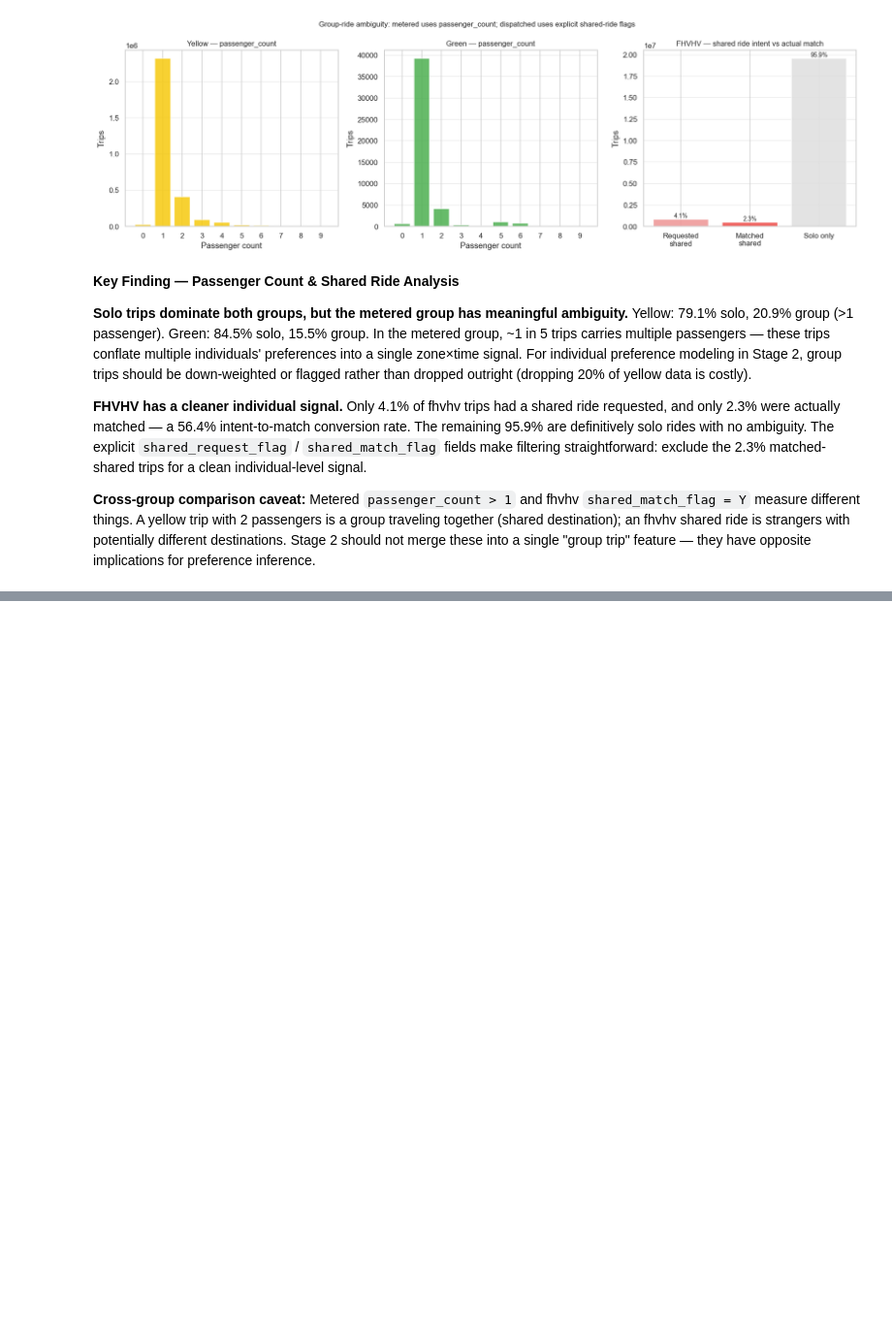
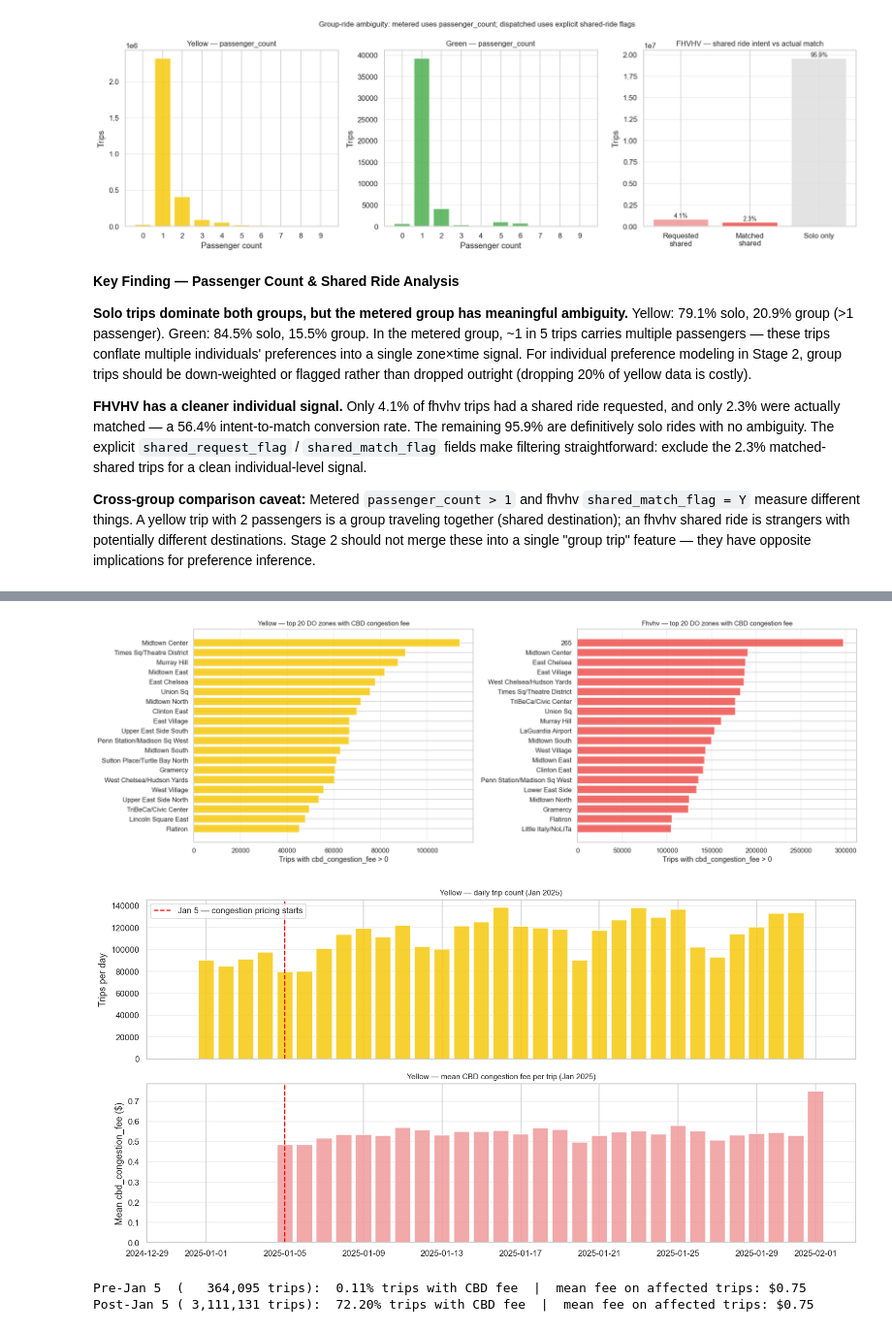
Before and after one commit to tungtt/cab-cravings, a Jupyter notebook: notebooks/01_tlc_eda.ipynb, the cells around one changed output, grey strips where cells are left out. Shown at 97% size. Saved outputs shown, nothing was run; the diff lists cells and outputs as text; code cells hidden in the pictures; blank space fills up the shorter version.

```diff
--- a/notebooks/01_tlc_eda.ipynb
+++ b/notebooks/01_tlc_eda.ipynb
@@ -1288,0 +1490,69 @@ FHVHV: shared requested = 4.10%  matched = 2.31%  intent→match conversion = 56
+# %%
+CBD_FIELD       = "cbd_congestion_fee"
+CONGESTION_DATE = pd.Timestamp("2025-01-05")
+
+# Part 1 — Top-20 dropoff zones generating congestion-fee trips (yellow + fhvhv)
+zone_names_12 = dict(zip(
+    read_dbf_column(ZONES_DBF, "LocationID"),
+    read_dbf_column(ZONES_DBF, "zone")
+))
+
+fig, axes = plt.subplots(1, 2, figsize=(18, 6))
+for ax, fleet in zip(axes, ["yellow", "fhvhv"]):
+    df = pd.read_parquet(FLEET[fleet], columns=[CBD_FIELD, "DOLocationID"]).dropna(subset=["DOLocationID"])
+    df_fee = df[df[CBD_FIELD] > 0]
+    vc = (df_fee["DOLocationID"].astype(int).value_counts()
+          .nlargest(20).reset_index())
+    vc.columns = ["LocationID", "trips"]
+    vc["label"] = vc["LocationID"].map(zone_names_12).fillna(vc["LocationID"].astype(str))
+    ax.barh(vc["label"], vc["trips"], color=FLEET_COLORS[fleet], alpha=0.85)
+    ax.invert_yaxis()
+    ax.set_title(f"{fleet.title()} — top 20 DO zones with CBD congestion fee", fontsize=11)
+    ax.set_xlabel("Trips with cbd_congestion_fee > 0")
+    ax.grid(axis="x", alpha=0.4)
+plt.tight_layout()
+plt.show()
+
+# Part 2 — Pre/post Jan 5, 2025 step-change in yellow
+df_y = pd.read_parquet(FLEET["yellow"],
+                       columns=[PICKUP_COL["yellow"], CBD_FIELD]).dropna()
+df_y["date"] = df_y[PICKUP_COL["yellow"]].dt.normalize()
+daily = df_y.groupby("date").agg(
+    trips    = (CBD_FIELD, "count"),
+    mean_fee = (CBD_FIELD, "mean"),
+).reset_index()
+
+fig, axes = plt.subplots(2, 1, figsize=(14, 7), sharex=True)
+axes[0].bar(daily["date"], daily["trips"],
+            color=FLEET_COLORS["yellow"], alpha=0.85, width=0.8)
+axes[0].axvline(CONGESTION_DATE, color="red", linestyle="--", linewidth=1.5,
+                label="Jan 5 — congestion pricing starts")
+axes[0].set_ylabel("Trips per day")
+axes[0].set_title("Yellow — daily trip count (Jan 2025)", fontsize=10)
+axes[0].legend()
+axes[0].grid(axis="y", alpha=0.4)
+
+axes[1].bar(daily["date"], daily["mean_fee"], color="#ef9a9a", alpha=0.85, width=0.8)
+axes[1].axvline(CONGESTION_DATE, color="red", linestyle="--", linewidth=1.5)
+axes[1].set_ylabel("Mean cbd_congestion_fee ($)")
+axes[1].set_title("Yellow — mean CBD congestion fee per trip (Jan 2025)", fontsize=10)
+axes[1].grid(axis="y", alpha=0.4)
+plt.tight_layout()
+plt.show()
+
+# Pre/post summary
+pre = df_y[df_y[PICKUP_COL["yellow"]] <  CONGESTION_DATE]
+post = df_y[df_y[PICKUP_COL["yellow"]] >= CONGESTION_DATE]
+pre_pct = (pre[CBD_FIELD]  > 0).mean() * 100
+post_pct = (post[CBD_FIELD] > 0).mean() * 100
+pre_avg = pre[pre[CBD_FIELD]   > 0][CBD_FIELD].mean()
+post_avg = post[post[CBD_FIELD] > 0][CBD_FIELD].mean()
+print(f"Pre-Jan 5  ({len(pre):>10,} trips):  {pre_pct:.2f}% trips with CBD fee"
+      f"  |  mean fee on affected trips: ${pre_avg:.2f}")
+print(f"Post-Jan 5 ({len(post):>10,} trips):  {post_pct:.2f}% trips with CBD fee"
+      f"  |  mean fee on affected trips: ${post_avg:.2f}")
+# %% [output]
+[figure, added]
+[figure, added]
+Pre-Jan 5  (   364,095 trips):  0.11% trips with CBD fee  |  mean fee on affected trips: $0.75
+Post-Jan 5 ( 3,111,131 trips):  72.20% trips with CBD fee  |  mean fee on affected trips: $0.75
```
Also changed, not shown: parts of 15 cells of this notebook.
